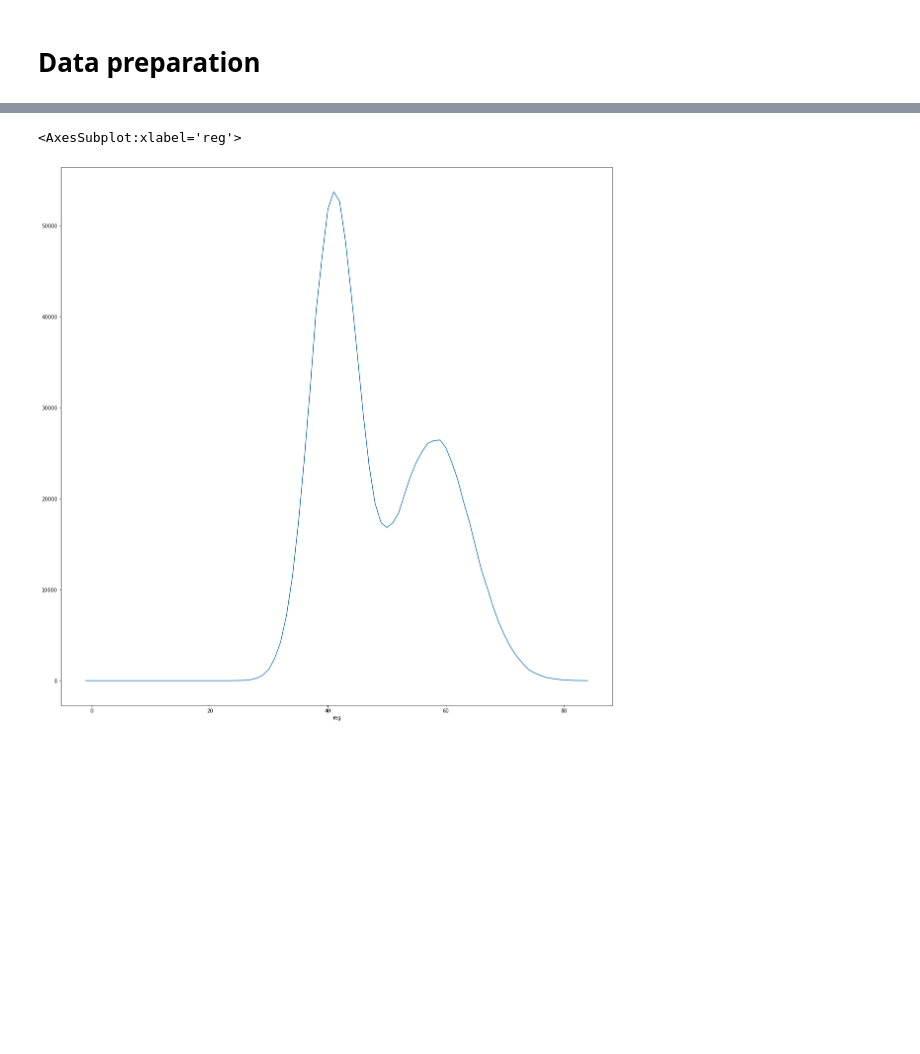
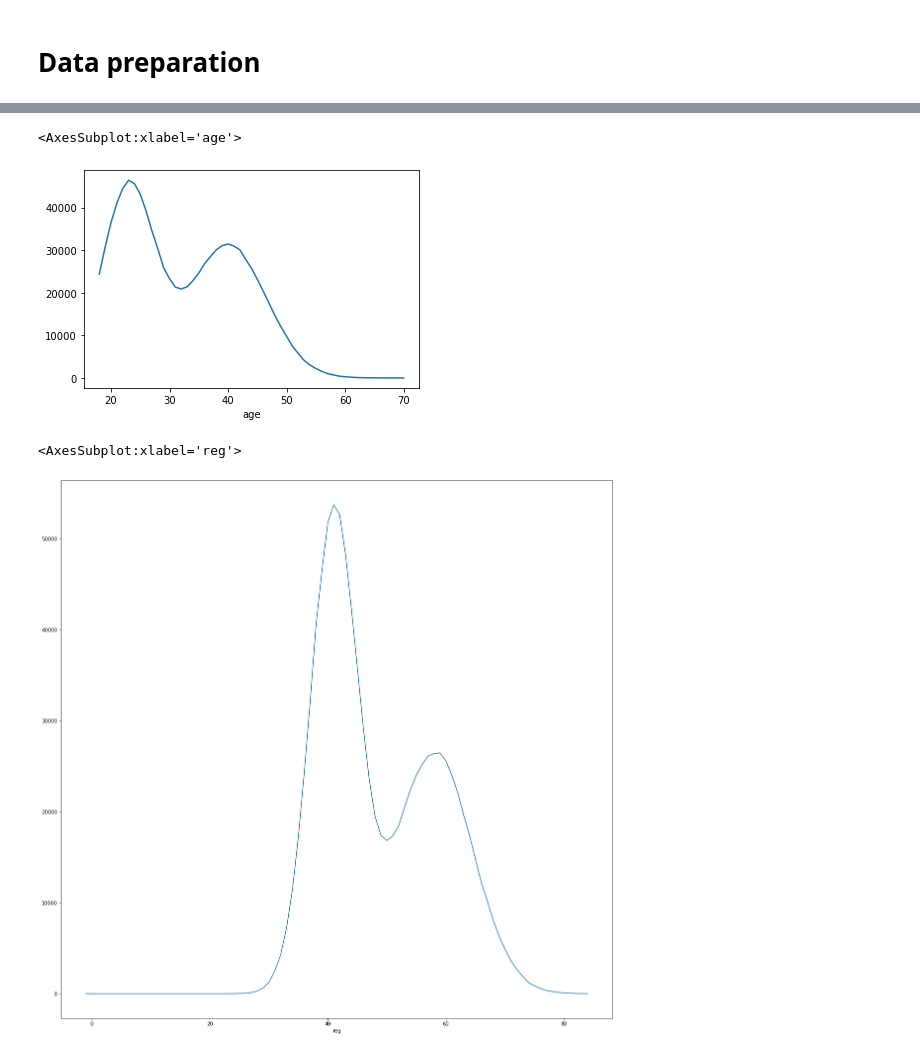
Before and after one commit to amamedov/kr_it_consulting, a Jupyter notebook: generate_personal_data_2.ipynb, the cells around one changed output, grey strips where cells are left out. Cells and saved outputs as stored; diff of their text form; code cells hidden in the pictures; blank space fills up the shorter version.

```diff
--- a/generate_personal_data_2.ipynb
+++ b/generate_personal_data_2.ipynb
@@ -453,3 +466,13 @@ df = pd.DataFrame(data, columns =['surname','name', 'fathername',
+# %%
+df.loc[df.age > 70, 'age'] = df.loc[df.age > 70, 'age'] - 20
+while df.loc[df.age<18, 'age'].shape[0] !=0:
+    df.loc[df.age<18, 'age'] = df.loc[df.age<18, 'age'].apply(lambda x: [round(random.normalvariate(23, 4.5))
+                                   ,round(random.normalvariate(40, 6.5))][np.random.binomial(1, 0.5)])
+# %%
+df.groupby('age').size().plot()
+# %% [output]
+<AxesSubplot:xlabel='age'>
+[figure, added]
 # %%
 df = df.reset_index().rename(columns={'index':'app_id'})
 # %%
```
Also changed, not shown: parts of 3 cells of this notebook.
